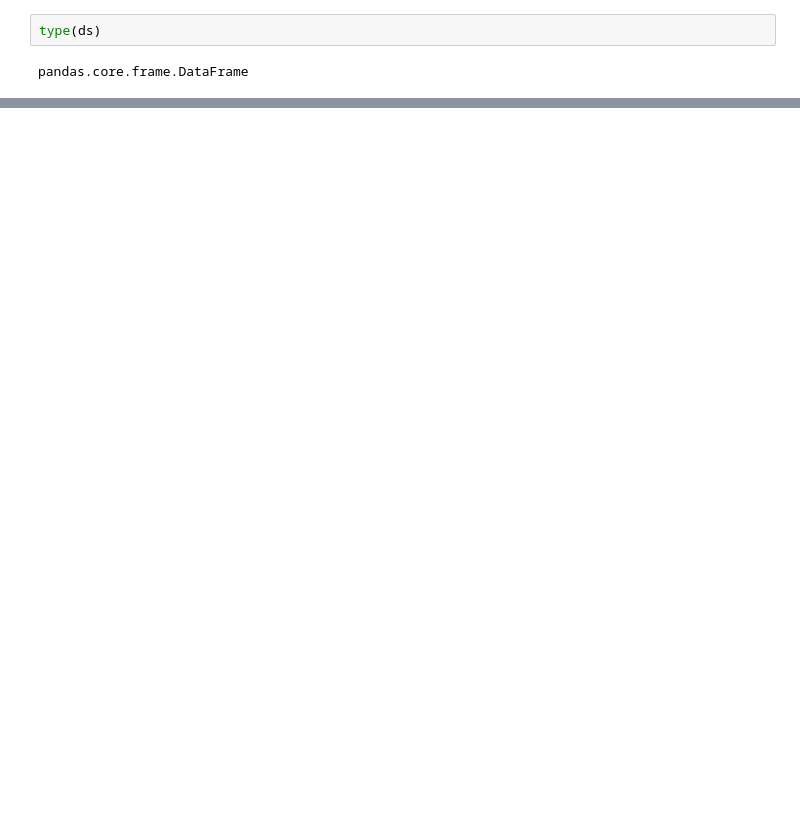
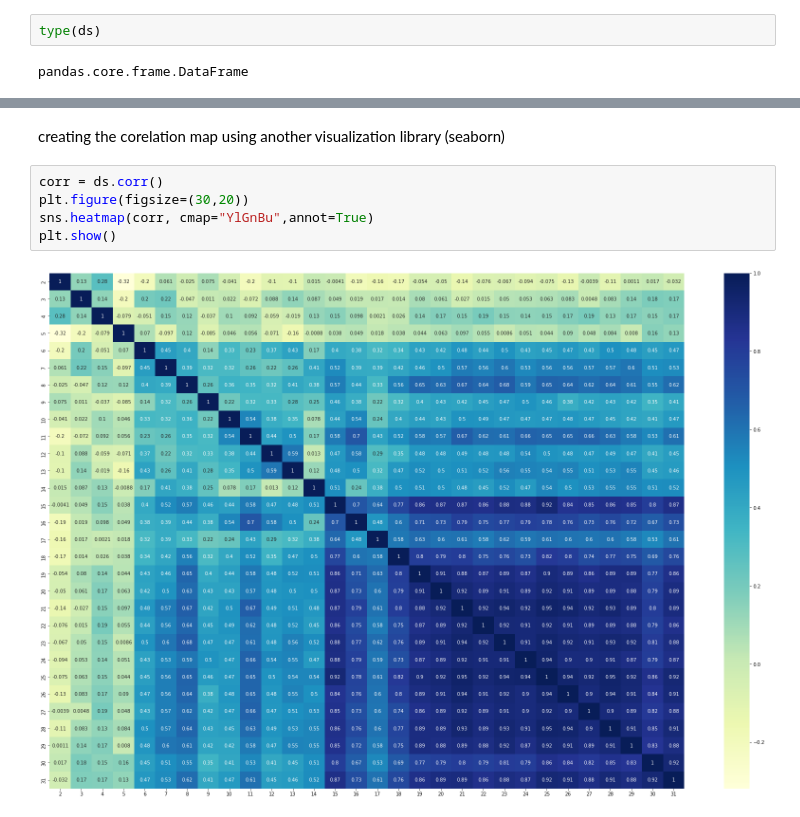
Before and after one commit to DrDoof14/Math4Ml, a Jupyter notebook: thesina.ipynb, the cells around one changed output, grey strips where cells are left out. Cells and saved outputs as stored; diff of their text form; blank space fills up the shorter version.

```diff
--- a/thesina.ipynb
+++ b/thesina.ipynb
@@ -102,0 +153,9 @@ ds=ds.dropna() #the new dataset does not contain NA values
+# %% [markdown]
+creating the corelation map using another visualization library (seaborn)
+# %%
+corr = ds.corr()
+plt.figure(figsize=(30,20))
+sns.heatmap(corr, cmap="YlGnBu",annot=True)
+plt.show()
+# %% [output]
+[figure, added]
```
Also changed, not shown: parts of 15 cells of this notebook.
